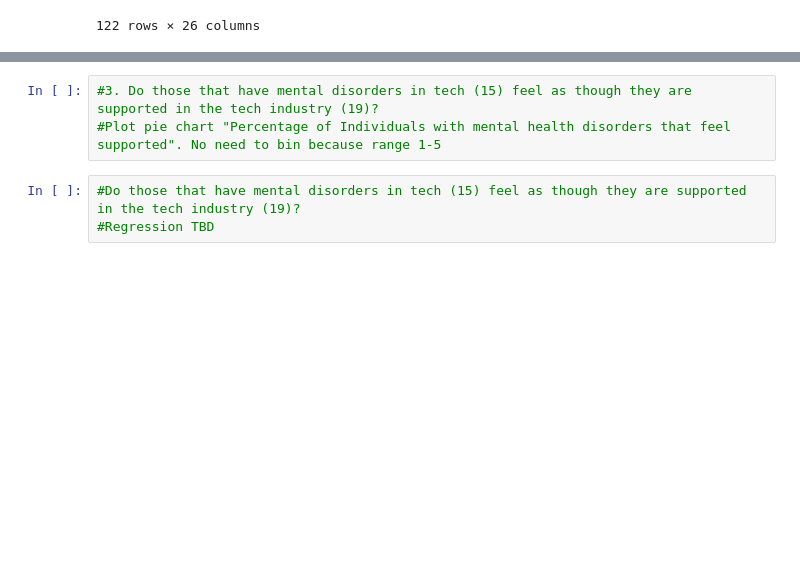
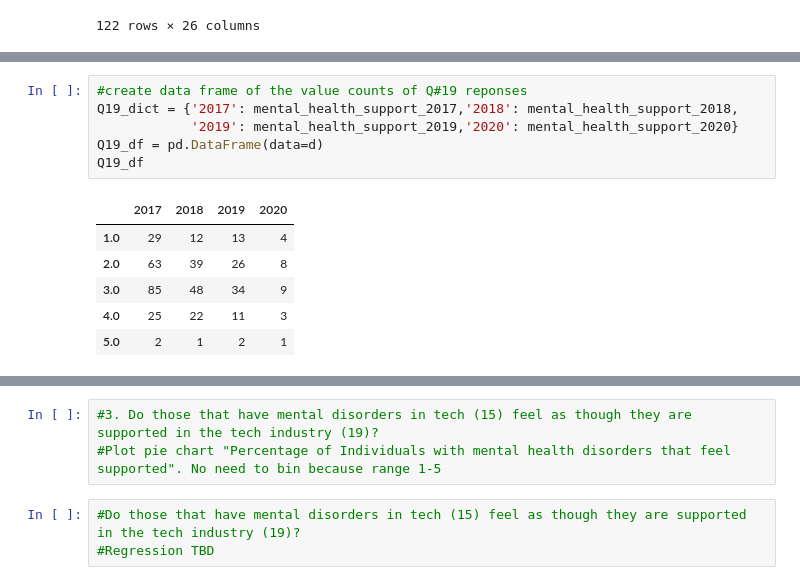
Before and after one commit to bennetyousuf/ProjectOne-MentalHealthinTech, a Jupyter notebook: Working_Notebooks/Mental Health in Tech Data Cleanup_NC.ipynb, the cells around one changed output, grey strips where cells are left out. Saved outputs shown, nothing was run; the diff lists cells and outputs as text; blank space fills up the shorter version.

```diff
--- a/Working_Notebooks/Mental Health in Tech Data Cleanup_NC.ipynb
+++ b/Working_Notebooks/Mental Health in Tech Data Cleanup_NC.ipynb
@@ -320,0 +380,13 @@ Name: 19_TECH_SUPPORT_EMPLOYEE_w_MH_DISORDER, dtype: int64
+# %%
+#create data frame of the value counts of Q#19 reponses
+Q19_dict = {'2017': mental_health_support_2017,'2018': mental_health_support_2018,
+            '2019': mental_health_support_2019,'2020': mental_health_support_2020}
+Q19_df = pd.DataFrame(data=d)
+Q19_df
+# %% [output]
+|  | 2017 | 2018 | 2019 | 2020 |
+| 1.0 | 29 | 12 | 13 | 4 |
+| 2.0 | 63 | 39 | 26 | 8 |
+| 3.0 | 85 | 48 | 34 | 9 |
+| 4.0 | 25 | 22 | 11 | 3 |
+| 5.0 | 2 | 1 | 2 | 1 |
```
Also changed, not shown: parts of 18 cells of this notebook.
